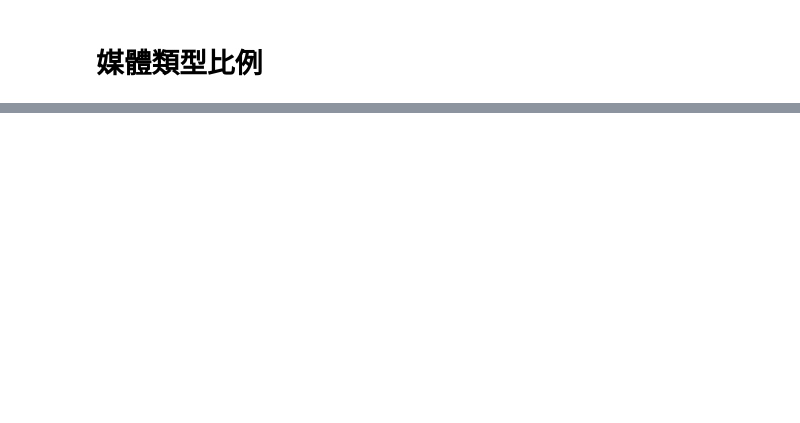
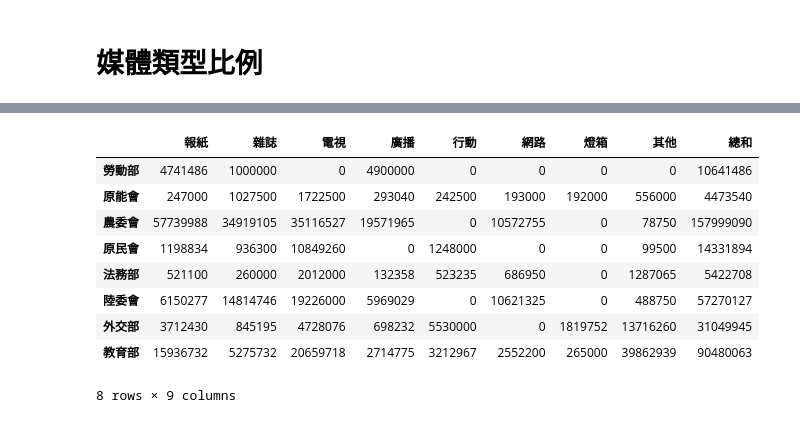
Before and after one commit to ccwang002/2014-NTU-NewsVis, a Jupyter notebook: 1_政策宣傳執情形/script/統計圖表.ipynb, the cells around one changed output, grey strips where cells are left out. Saved outputs shown, nothing was run; the diff lists cells and outputs as text; code cells hidden in the pictures; blank space fills up the shorter version.

```diff
--- a/1_政策宣傳執情形/script/統計圖表.ipynb
+++ b/1_政策宣傳執情形/script/統計圖表.ipynb
@@ -59,0 +62,13 @@ media_type = '報紙、雜誌、電視、廣播、行動、網路、燈箱、其
+# %%
+df_disp_media_share
+# %% [output]
+|  | 報紙 | 雜誌 | 電視 | 廣播 | 行動 | 網路 | 燈箱 | 其他 | 總和 |
+| 勞動部 | 4741486 | 1000000 | 0 | 4900000 | 0 | 0 | 0 | 0 | 10641486 |
+| 原能會 | 247000 | 1027500 | 1722500 | 293040 | 242500 | 193000 | 192000 | 556000 | 4473540 |
+| 農委會 | 57739988 | 34919105 | 35116527 | 19571965 | 0 | 10572755 | 0 | 78750 | 157999090 |
+| 原民會 | 1198834 | 936300 | 10849260 | 0 | 1248000 | 0 | 0 | 99500 | 14331894 |
+| 法務部 | 521100 | 260000 | 2012000 | 132358 | 523235 | 686950 | 0 | 1287065 | 5422708 |
+| 陸委會 | 6150277 | 14814746 | 19226000 | 5969029 | 0 | 10621325 | 0 | 488750 | 57270127 |
+| 外交部 | 3712430 | 845195 | 4728076 | 698232 | 5530000 | 0 | 1819752 | 13716260 | 31049945 |
+| 教育部 | 15936732 | 5275732 | 20659718 | 2714775 | 3212967 | 2552200 | 265000 | 39862939 | 90480063 |
+8 rows × 9 columns
```
Also changed, not shown: parts of 21 cells of this notebook, 1 other file.
